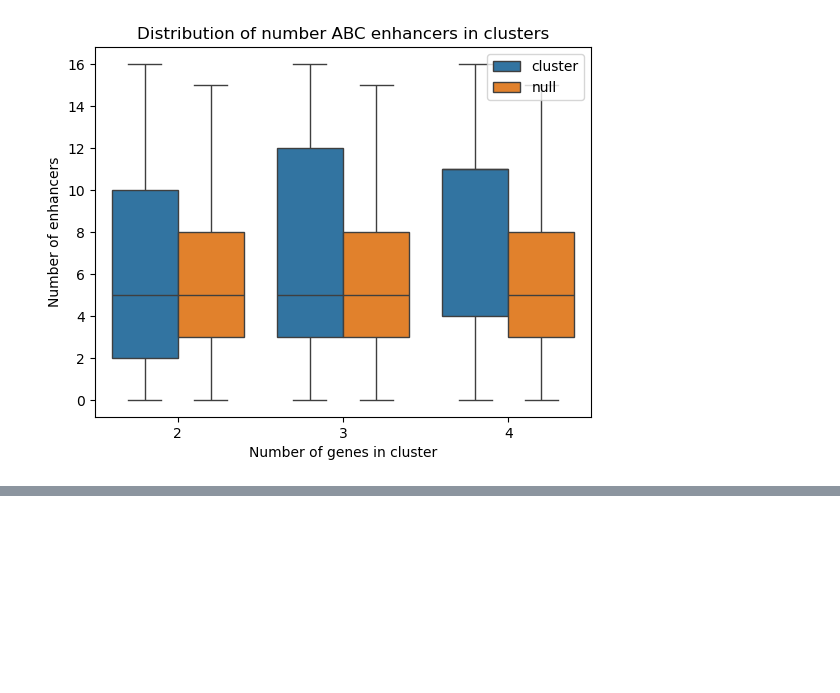
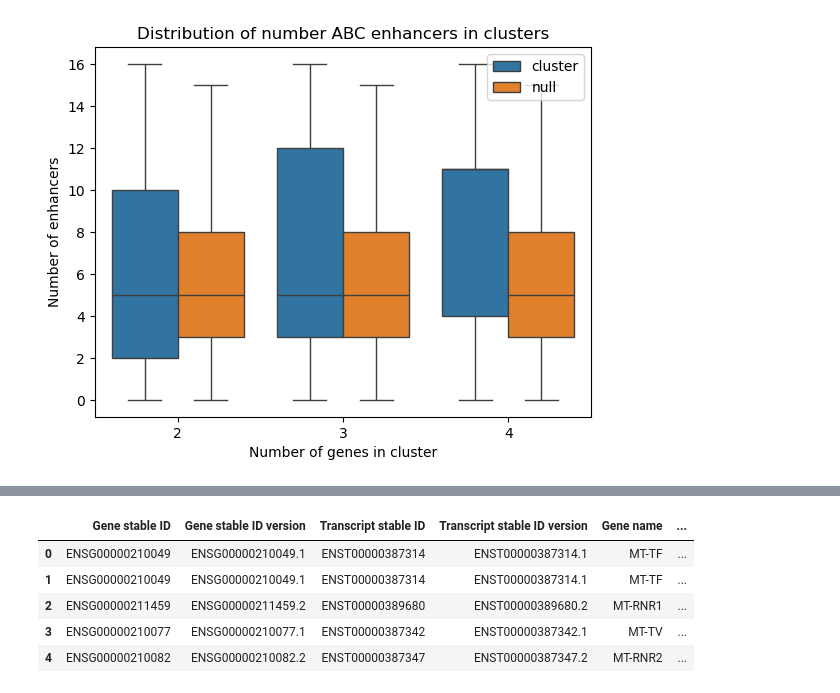
Before and after one commit to kal26/pcqtls, a Jupyter notebook: workflow/notebooks/cluster_analysis/cluster_annotation.ipynb, the cells around one changed output, grey strips where cells are left out. Saved outputs shown, nothing was run; the diff lists cells and outputs as text; code cells hidden in the pictures; blank space fills up the shorter version.

```diff
--- a/workflow/notebooks/cluster_analysis/cluster_annotation.ipynb
+++ b/workflow/notebooks/cluster_analysis/cluster_annotation.ipynb
@@ -509,0 +516,15 @@ plt.show()
+# %%
+# load in go term df
+
+go_term_df_path = '/home/klawren/oak/pcqtls/data/references/goterm_annotations.mart_export.txt'
+
+# set index as the stable id without version, as the versions differ between this dataset and the dataset used for cluster transcript ids
+go_df = pd.read_csv(go_term_df_path, sep='\t')
+go_df.head()
+# %% [output]
+|  | Gene stable ID | Gene stable ID version | Transcript stable ID | Transcript stable ID version | Gene name | ... |
+| 0 | ENSG00000210049 | ENSG00000210049.1 | ENST00000387314 | ENST00000387314.1 | MT-TF | ... |
+| 1 | ENSG00000210049 | ENSG00000210049.1 | ENST00000387314 | ENST00000387314.1 | MT-TF | ... |
+| 2 | ENSG00000211459 | ENSG00000211459.2 | ENST00000389680 | ENST00000389680.2 | MT-RNR1 | ... |
+| 3 | ENSG00000210077 | ENSG00000210077.1 | ENST00000387342 | ENST00000387342.1 | MT-TV | ... |
+| 4 | ENSG00000210082 | ENSG00000210082.2 | ENST00000387347 | ENST00000387347.2 | MT-RNR2 | ... |
```
Also changed, not shown: parts of 8 cells of this notebook, 1 other file.
